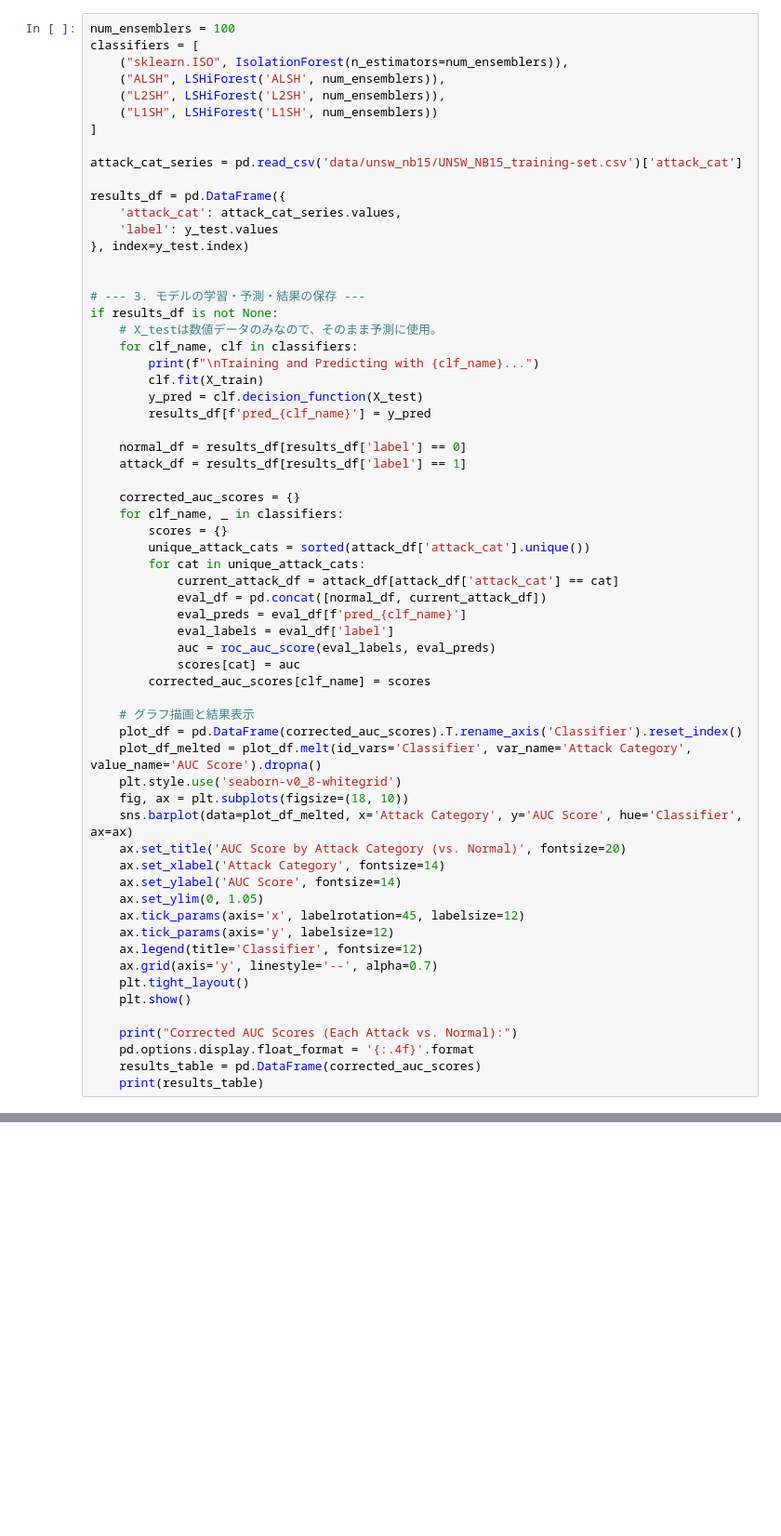
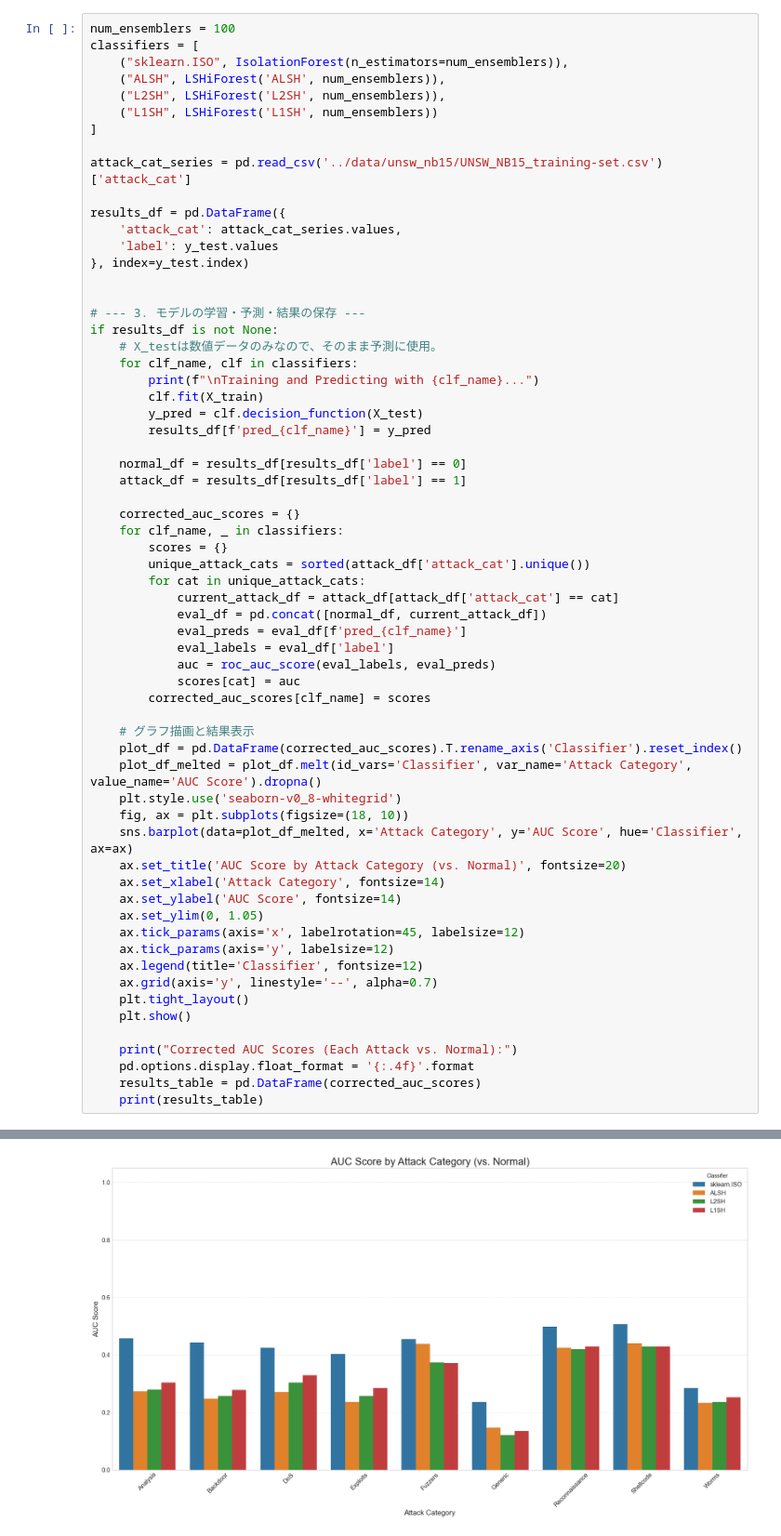
Before and after one commit to Sugata10723/ids-lshiforest, a Jupyter notebook: lshiforest/main.ipynb, the cells around one changed output, grey strips where cells are left out. Shown: that part at 93% size. Saved outputs shown, nothing was run; the diff lists cells and outputs as text; blank space fills up the shorter version.

```diff
--- a/lshiforest/main.ipynb
+++ b/lshiforest/main.ipynb
@@ -73,7 +116,7 @@ classifiers = [
     ("L1SH", LSHiForest('L1SH', num_ensemblers))
 ]
 
-attack_cat_series = pd.read_csv('data/unsw_nb15/UNSW_NB15_training-set.csv')['attack_cat']
+attack_cat_series = pd.read_csv('../data/unsw_nb15/UNSW_NB15_training-set.csv')['attack_cat']
 
 results_df = pd.DataFrame({
     'attack_cat': attack_cat_series.values,
@@ -127,3 +170,4 @@ if results_df is not None:
     pd.options.display.float_format = '{:.4f}'.format
     results_table = pd.DataFrame(corrected_auc_scores)
     print(results_table)
+# %% [output]
@@ -129,0 +181 @@ if results_df is not None:
+[figure, added]
```
Also changed, not shown: parts of 9 cells of this notebook, 5 other files.
